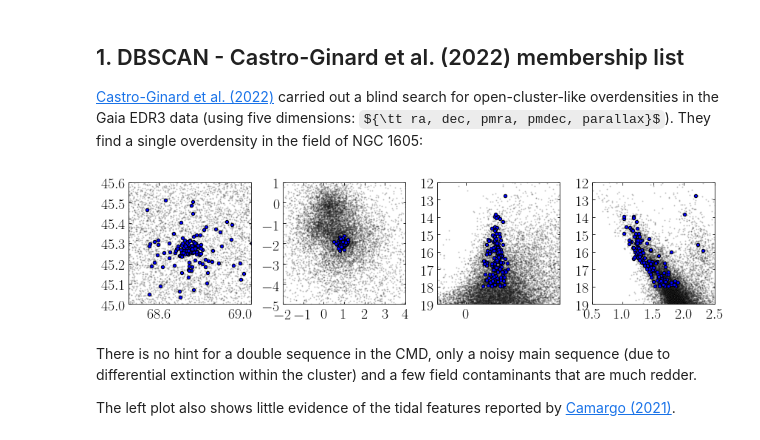
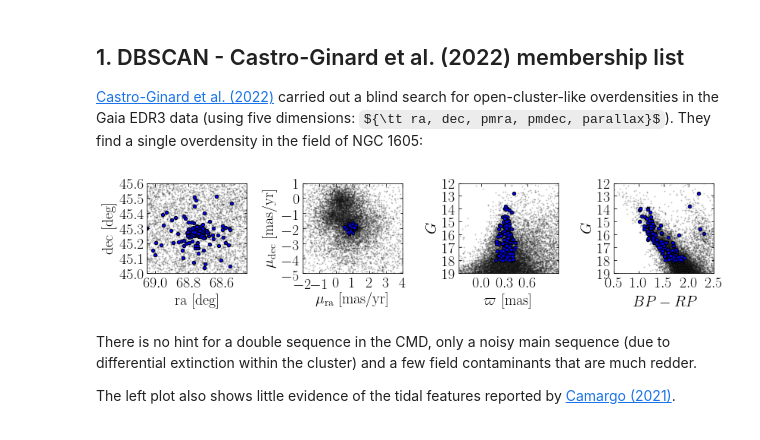
Before and after one commit to fjaellet/ngc1605, a Jupyter notebook: ngc_1605_analysis.ipynb, the cells around one changed output. Drawn from its saved outputs; the diff is of its cells as text; code cells hidden in the pictures; some formulas as TeX source.

Commit message:
included manual analysis in Fig. 1

```diff
--- a/ngc_1605_analysis.ipynb
+++ b/ngc_1605_analysis.ipynb
@@ -66,27 +66,31 @@ We test various methods to determine membership for the cluster in question and
 # %%
 castroginard_2022_ngc1605 = Table.read("./data/NGC1605_dbscan.csv", format="csv")
 dbscan_members            = castroginard_2022_ngc1605["source_id"]
-
-clist = ["blue", "orange", "green", "yellow", "red"]
 
 f = plt.figure(figsize=(12, 3))
 axlist= [141, 142, 143, 144]
 x_axes= ["ra", "pmra", "parallax", "bp_rp"]
 y_axes= ["dec", "pmdec", "phot_g_mean_mag", "phot_g_mean_mag"]
-lims  = [[68.45, 69.05, 45.0, 45.6], [-2, 4, -5, 1], [-.3, 1, 19, 12], [.5, 2.5, 19, 12] ]
+lims  = [[69.05, 68.45, 45.0, 45.6], [-2, 4, -5, 1], [-.3, 1, 19, 12], [.5, 2.5, 19, 12] ]
+x_labels= ["ra [deg]", r"$\mu_{\rm ra}$ [mas/yr]", r"$\varpi$ [mas]", "$BP-RP$"]
+y_labels= ["dec [deg]", r"$\mu_{\rm dec}$ [mas/yr]", "$G$", "$G$"]
+x_ticks= [[69,68.8,68.6], [], [0,0.3,0.6]]
 
 for jj in [0,1,2,3]:
     ax = f.add_subplot(plt.Subplot(f, axlist[jj]))
     plt.scatter(data[x_axes[jj]], data[y_axes[jj]], s=1, c="grey", alpha=0.2)
     for id in dbscan_members:
         plt.scatter(data[data["source_id"]==id][x_axes[jj]],
                     data[data["source_id"]==id][y_axes[jj]], c="blue")
     if jj in [0,2]:
-        ax.set_xticks(ax.get_xticks()[::2])
+        ax.set_xticks(x_ticks[jj])
     plt.axis(lims[jj])
+    ax.set_xlabel(x_labels[jj])
+    ax.set_ylabel(y_labels[jj])
 plt.tight_layout()
+plt.savefig("./im/ngc1605_dbscan_analysis.png", dpi=200)
 # %% [output]
-[figure, old version]
+[figure, new version]
 # %% [markdown]
 There is no hint for a double sequence in the CMD, only a noisy main sequence (due to differential extinction within the cluster) and a few field contaminants that are much redder.
 
```
Also changed, not shown: parts of 25 cells of this notebook, 34 other files.
